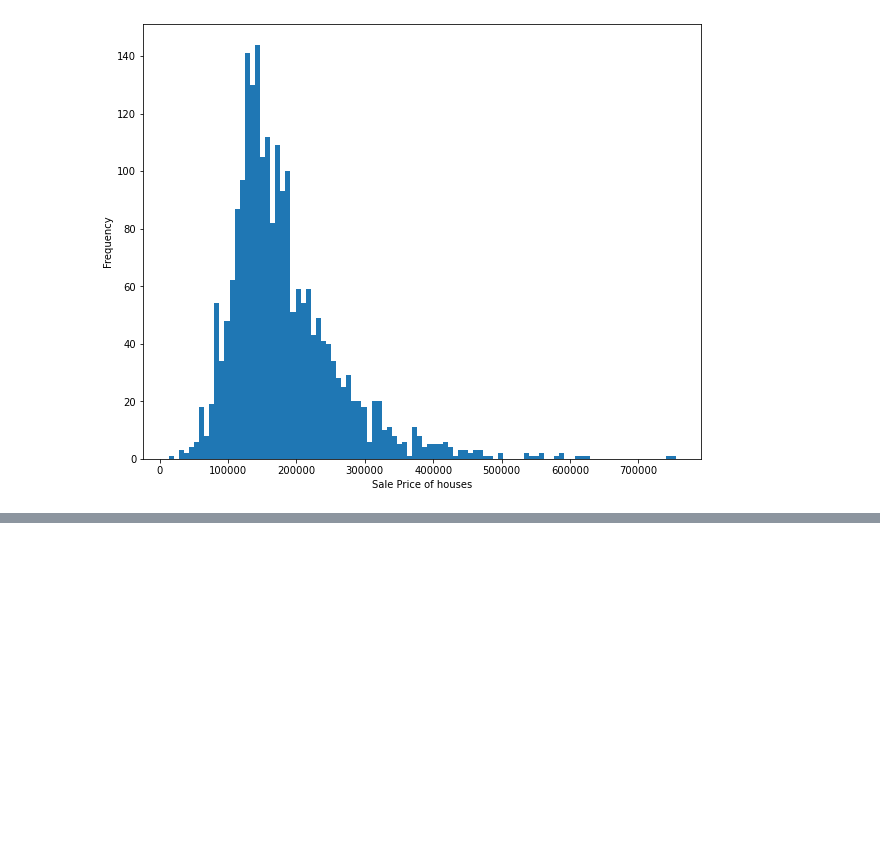
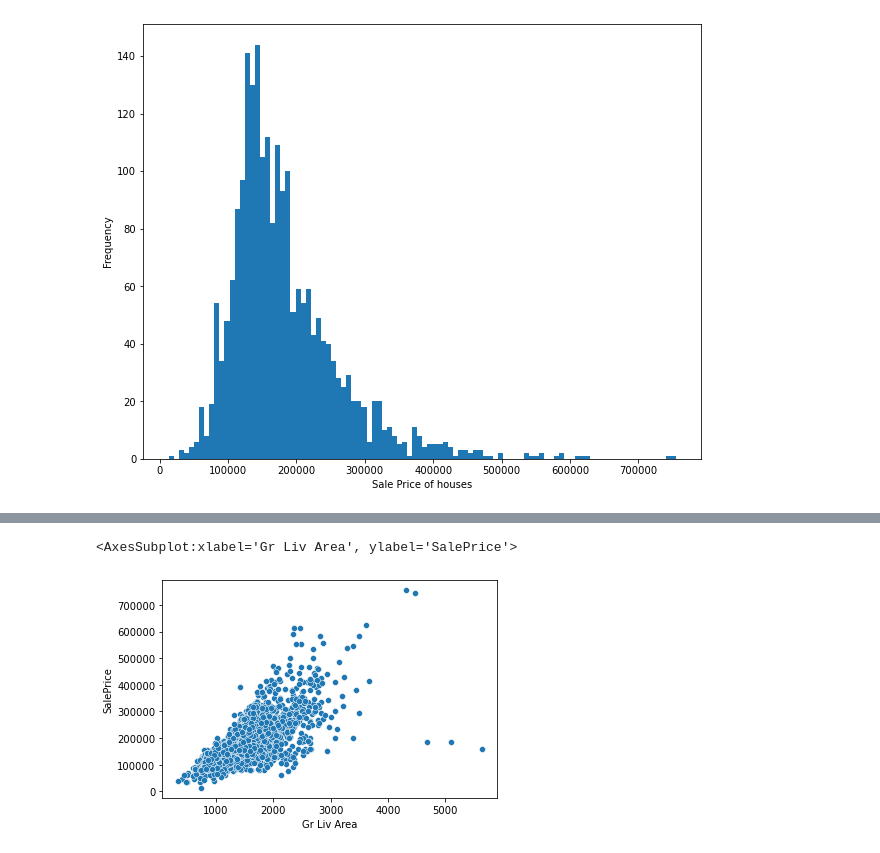
Before and after one commit to srijita0814/house_price_prediction, a Jupyter notebook: House_Price_Prediction.ipynb, the cells around one changed output, grey strips where cells are left out. Cells and saved outputs as stored; diff of their text form; code cells hidden in the pictures; blank space fills up the shorter version.

```diff
--- a/House_Price_Prediction.ipynb
+++ b/House_Price_Prediction.ipynb
@@ -24,5 +31,6 @@ from sklearn import feature_selection as fs
 # %% [markdown]
 ## Training Data Load
 # %%
-df = pd.read_csv("../Dataset/train.csv")
+#Load the training data from csv file and store in a dataframe.
+df_train = pd.read_csv("../Dataset/train.csv")
 # %% [markdown]
@@ -105,0 +102,6 @@ df_new.shape
+# %%
+#Visualize the data to see if there are any outliers
+sb.scatterplot(x='Gr Liv Area', y='SalePrice', data=df_train)
+# %% [output]
+<AxesSubplot:xlabel='Gr Liv Area', ylabel='SalePrice'>
+[figure, added]
```
Also changed, not shown: parts of 91 cells of this notebook.
